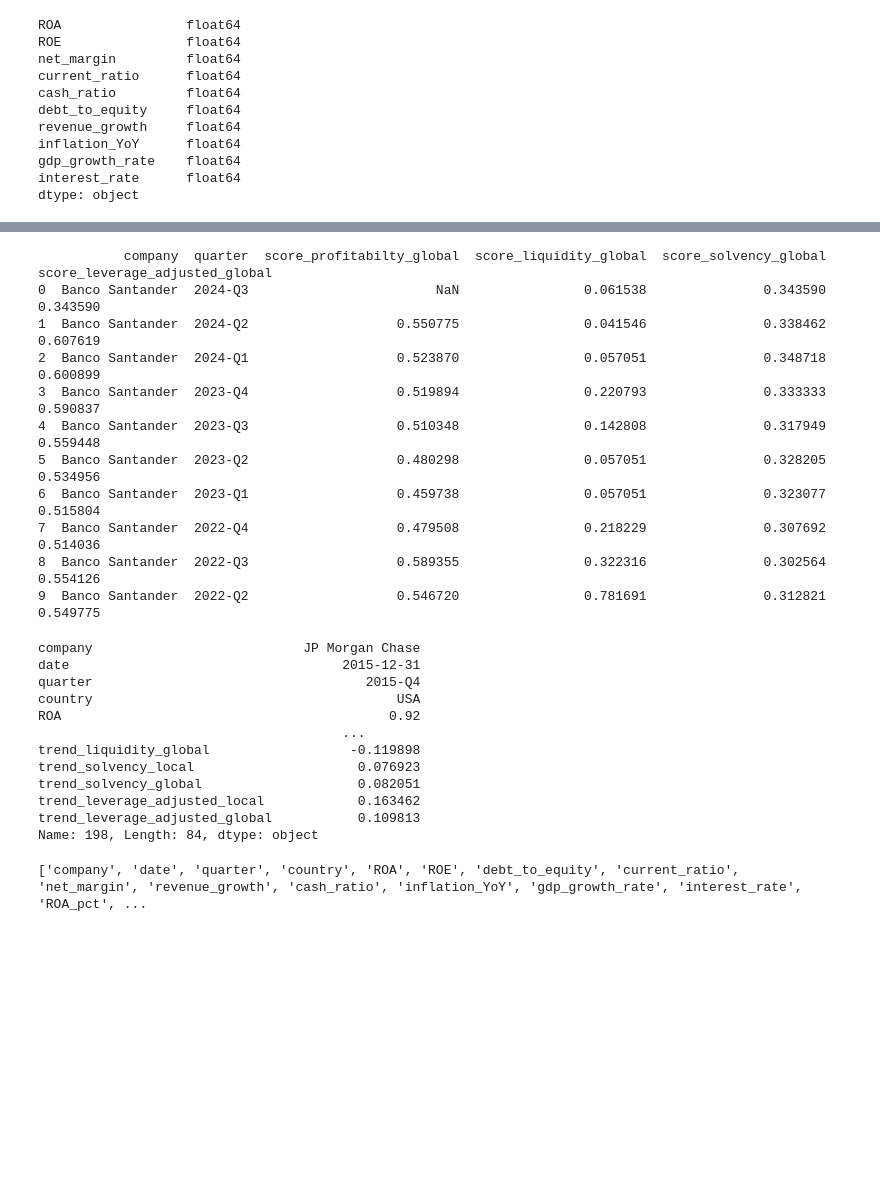
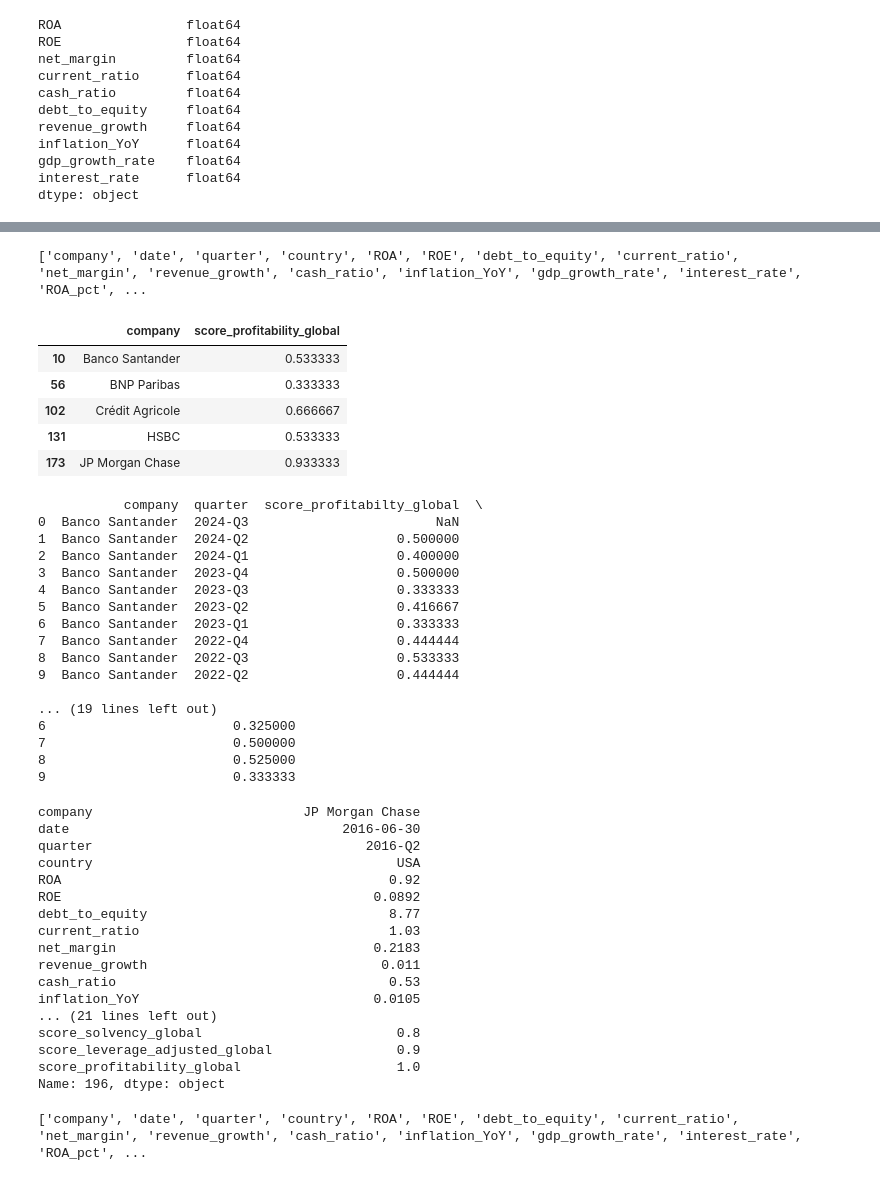
Before and after one commit to Clementlecoz/Internship_finance_AI, a Jupyter notebook: Health_scoring/score_global_local.ipynb, the cells around one changed output, grey strips where cells are left out. Drawn from its saved outputs; the diff is of its cells as text; code cells hidden in the pictures; blank space fills up the shorter version.

```diff
--- a/Health_scoring/score_global_local.ipynb
+++ b/Health_scoring/score_global_local.ipynb
@@ -86,6 +92,7 @@ print(dataset1[cols].head(10))
 # %%
 def compute_global_percentile(df, column):
-    return df[column].rank(pct=True)
+    return df.groupby('quarter')[column].rank(pct=True)
+
 
 # Appliquer le percentile global
 dataset1['ROA_pct_global'] = compute_global_percentile(dataset1, 'ROA')
@@ -98,25 +105,45 @@ dataset1['debt_to_equity_pct_global'] = compute_global_percentile(dataset1, 'deb
 dataset1['debt_to_equity_pct_global'] = 1- dataset1['debt_to_equity_pct_global']  # Inverser pour la solvabilité
 # %%
 # Score global
-dataset1['score_profitabilty_global']= dataset1[['ROA_pct_global','ROE_pct_global','net_margin_pct_global']].mean(axis=1)
+dataset1['score_profitability_global']= dataset1[['ROA_pct_global','ROE_pct_global','net_margin_pct_global']].mean(axis=1)
 dataset1['score_liquidity_global'] = dataset1[['current_ratio_pct_global','cash_ratio_pct_global']].mean(axis=1)
 dataset1['score_solvency_global'] = dataset1['debt_to_equity_pct_global']
 dataset1['score_leverage_adjusted_global'] = dataset1[['ROE_pct_global', 'debt_to_equity_pct_global']].mean(axis=1)
+# %%
+print(dataset1.columns.tolist())
+# %% [output]
+['company', 'date', 'quarter', 'country', 'ROA', 'ROE', 'debt_to_equity', 'current_ratio', 'net_margin', 'revenue_growth', 'cash_ratio', 'inflation_YoY', 'gdp_growth_rate', 'interest_rate', 'ROA_pct', ...
+# %%
+# Check global scores for one quarter
+dataset1[dataset1['quarter'] == '2022-Q1'][['company', 'score_profitability_global']]
+# %% [output]
+|  | company | score_profitability_global |
+| 10 | Banco Santander | 0.533333 |
+| 56 | BNP Paribas | 0.333333 |
+| 102 | Crédit Agricole | 0.666667 |
+| 131 | HSBC | 0.533333 |
+| 173 | JP Morgan Chase | 0.933333 |
 # %%
 cols=['company', 'quarter', 'score_profitabilty_global', 'score_liquidity_global', 'score_solvency_global', 'score_leverage_adjusted_global']
 print(dataset1[cols].head(10))
 # %% [output]
-           company  quarter  score_profitabilty_global  score_liquidity_global  score_solvency_global  score_leverage_adjusted_global
-0  Banco Santander  2024-Q3                        NaN                0.061538               0.343590                        0.343590
-1  Banco Santander  2024-Q2                   0.550775                0.041546               0.338462                        0.607619
-2  Banco Santander  2024-Q1                   0.523870                0.057051               0.348718                        0.600899
-3  Banco Santander  2023-Q4                   0.519894                0.220793               0.333333                        0.590837
-4  Banco Santander  2023-Q3                   0.510348                0.142808               0.317949                        0.559448
-5  Banco Santander  2023-Q2                   0.480298                0.057051               0.328205                        0.534956
-6  Banco Santander  2023-Q1                   0.459738                0.057051               0.323077                        0.515804
-7  Banco Santander  2022-Q4                   0.479508                0.218229               0.307692                        0.514036
-8  Banco Santander  2022-Q3                   0.589355                0.322316               0.302564                        0.554126
-9  Banco Santander  2022-Q2                   0.546720                0.781691               0.312821                        0.549775
+           company  quarter  score_profitabilty_global  \
+0  Banco Santander  2024-Q3                        NaN
+1  Banco Santander  2024-Q2                   0.500000
+2  Banco Santander  2024-Q1                   0.400000
+3  Banco Santander  2023-Q4                   0.500000
+4  Banco Santander  2023-Q3                   0.333333
+5  Banco Santander  2023-Q2                   0.416667
+6  Banco Santander  2023-Q1                   0.333333
+7  Banco Santander  2022-Q4                   0.444444
+8  Banco Santander  2022-Q3                   0.533333
+9  Banco Santander  2022-Q2                   0.444444
+
+... (19 lines left out)
+6                        0.325000
+7                        0.500000
+8                        0.525000
+9                        0.333333
 # %%
 # Remplace 'dataset1' par le nom de ta DataFrame si différent
 dataset1.to_csv("dataset1_complet.csv", index=False)
@@ -124,17 +151,22 @@ dataset1.to_csv("dataset1_complet.csv", index=False)
 dataset1.loc[dataset1['score_solvency_global'].idxmax()]
 # %% [output]
 company                           JP Morgan Chase
-date                                   2015-12-31
-quarter                                   2015-Q4
+date                                   2016-06-30
+quarter                                   2016-Q2
 country                                       USA
 ROA                                          0.92
-                                       ...
-trend_liquidity_global                  -0.119898
-trend_solvency_local                     0.076923
-trend_solvency_global                    0.082051
-trend_leverage_adjusted_local            0.163462
-trend_leverage_adjusted_global           0.109813
-Name: 198, Length: 84, dtype: object
+ROE                                        0.0892
+debt_to_equity                               8.77
+current_ratio                                1.03
+net_margin                                 0.2183
+revenue_growth                              0.011
+cash_ratio                                   0.53
+inflation_YoY                              0.0105
+... (21 lines left out)
+score_solvency_global                         0.8
+score_leverage_adjusted_global                0.9
+score_profitability_global                    1.0
+Name: 196, dtype: object
 # %%
 print(dataset1.columns.tolist())
 # %% [output]
```
Also changed, not shown: parts of 2 cells of this notebook, 3 other files.
